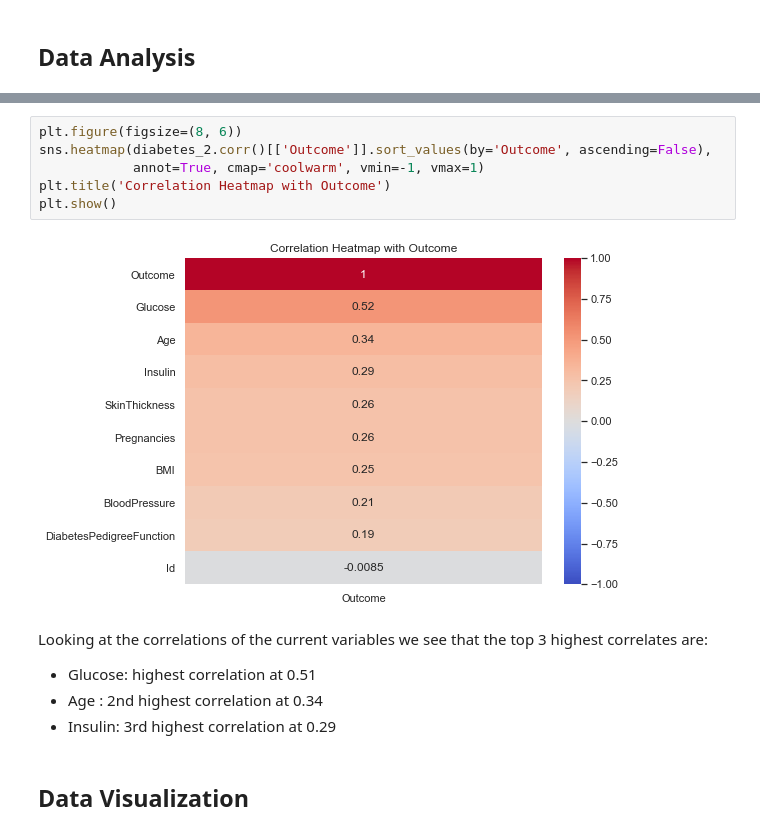
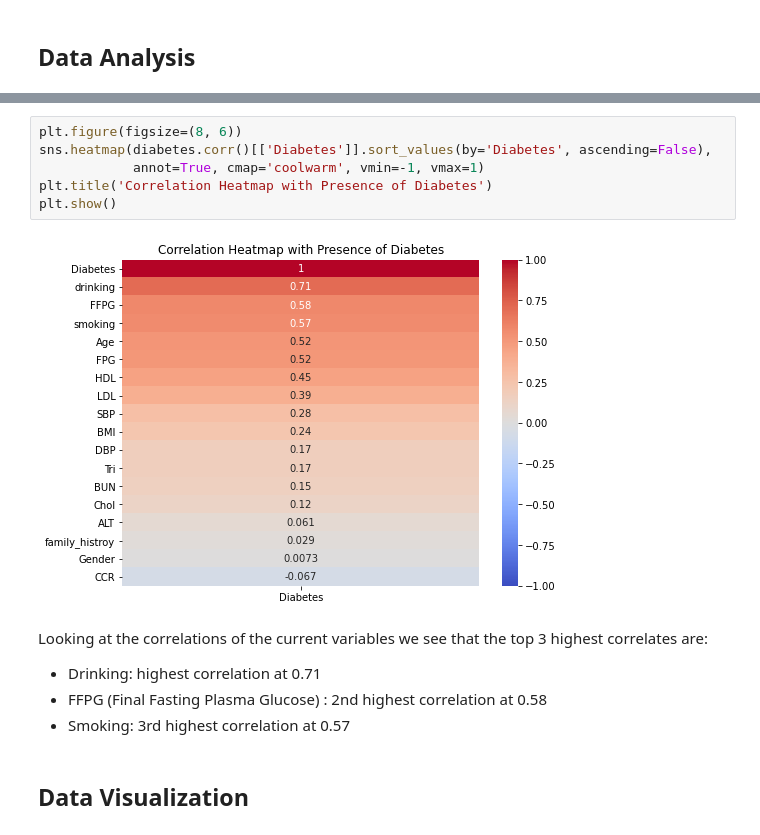
Before and after one commit to ldwilker10/predicting_diabetes_project, a Jupyter notebook: phase3_rough_draft/diabetes_2_rough_draft.ipynb, the cells around one changed output, grey strips where cells are left out. Drawn from its saved outputs; the diff is of its cells as text.

```diff
--- a/phase3_rough_draft/diabetes_2_rough_draft.ipynb
+++ b/phase3_rough_draft/diabetes_2_rough_draft.ipynb
@@ -259,17 +239,17 @@ Name: Outcome, dtype: float64
 # %%
 plt.figure(figsize=(8, 6))
-sns.heatmap(diabetes_2.corr()[['Outcome']].sort_values(by='Outcome', ascending=False),
+sns.heatmap(diabetes.corr()[['Diabetes']].sort_values(by='Diabetes', ascending=False),
             annot=True, cmap='coolwarm', vmin=-1, vmax=1)
-plt.title('Correlation Heatmap with Outcome')
+plt.title('Correlation Heatmap with Presence of Diabetes')
 plt.show()
 # %% [output]
-[figure, old version]
+[figure, new version]
 # %% [markdown]
 Looking at the correlations of the current variables we see that the top 3 highest correlates are:
 
-- Glucose: highest correlation at 0.51
-- Age : 2nd highest correlation at 0.34
-- Insulin: 3rd highest correlation at 0.29
+- Drinking: highest correlation at 0.71
+- FFPG (Final Fasting Plasma Glucose) : 2nd highest correlation at 0.58
+- Smoking: 3rd highest correlation at 0.57
 # %% [markdown]
 ## Data Visualization
 # %%
```
Also changed, not shown: parts of 9 cells of this notebook.
